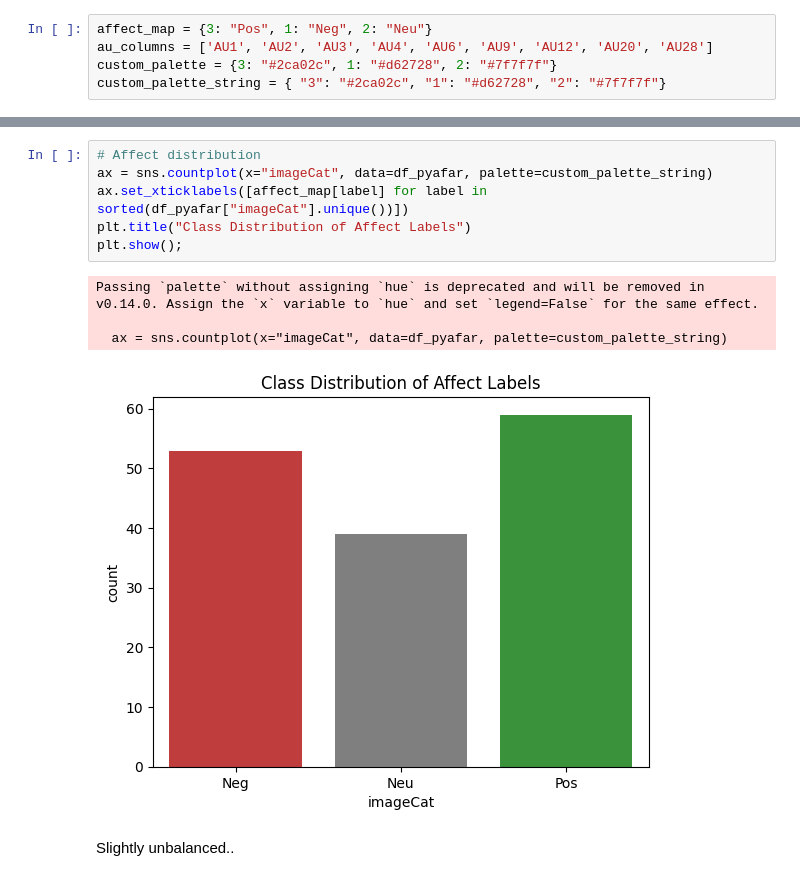
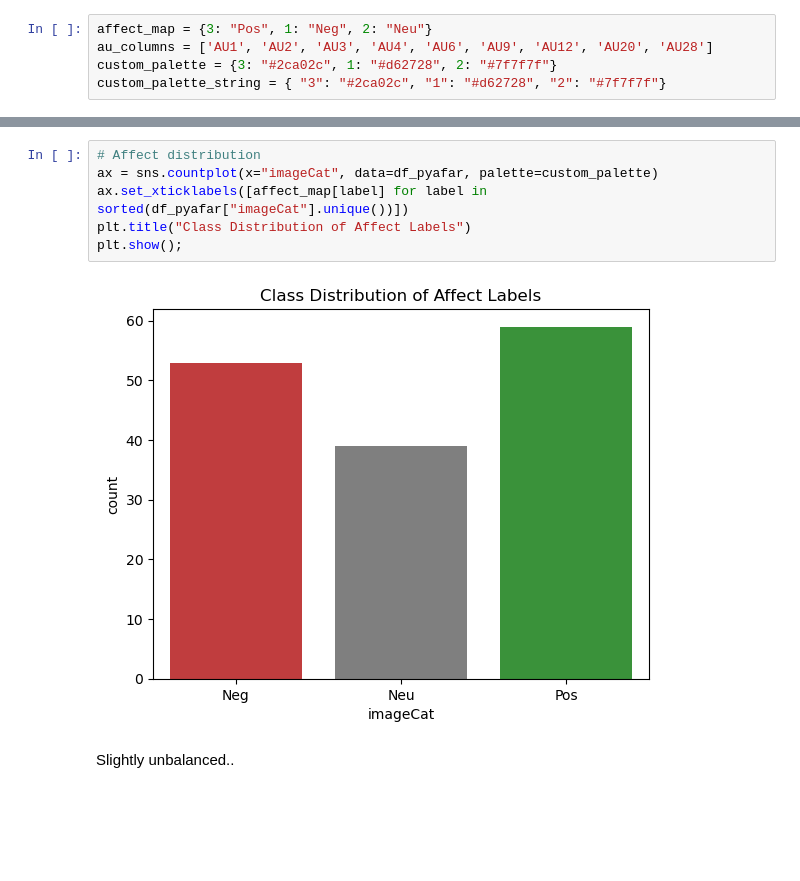
Before and after one commit to florentinafabregas/affect-recognition-infants, a Jupyter notebook: notebooks/main.ipynb, the cells around one changed output, grey strips where cells are left out. Drawn from its saved outputs; the diff is of its cells as text; blank space fills up the shorter version.

```diff
--- a/notebooks/main.ipynb
+++ b/notebooks/main.ipynb
@@ -73,14 +56,11 @@ max      0.999634    0.998187    0.992239    0.796079    3.000000
 # %%
 # Affect distribution
-ax = sns.countplot(x="imageCat", data=df_pyafar, palette=custom_palette_string)
+ax = sns.countplot(x="imageCat", data=df_pyafar, palette=custom_palette)
 ax.set_xticklabels([affect_map[label] for label in sorted(df_pyafar["imageCat"].unique())])
 plt.title("Class Distribution of Affect Labels")
 plt.show();
 # %% [output]
-Passing `palette` without assigning `hue` is deprecated and will be removed in v0.14.0. Assign the `x` variable to `hue` and set `legend=False` for the same effect.
-
-  ax = sns.countplot(x="imageCat", data=df_pyafar, palette=custom_palette_string)
-[figure, old version]
+[figure, new version]
 # %% [markdown]
 Slightly unbalanced..
 # %%
```
Also changed, not shown: parts of 65 cells of this notebook, 5 other files.
